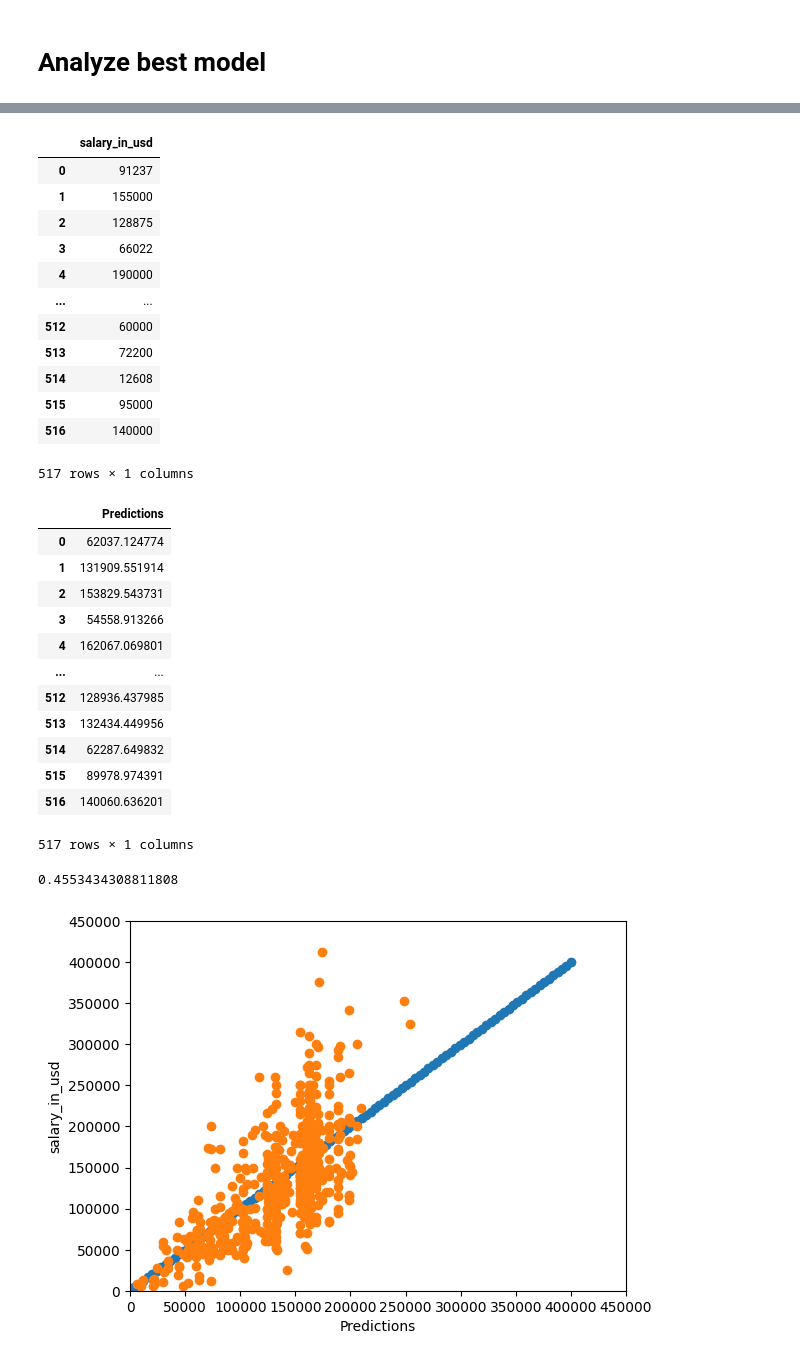
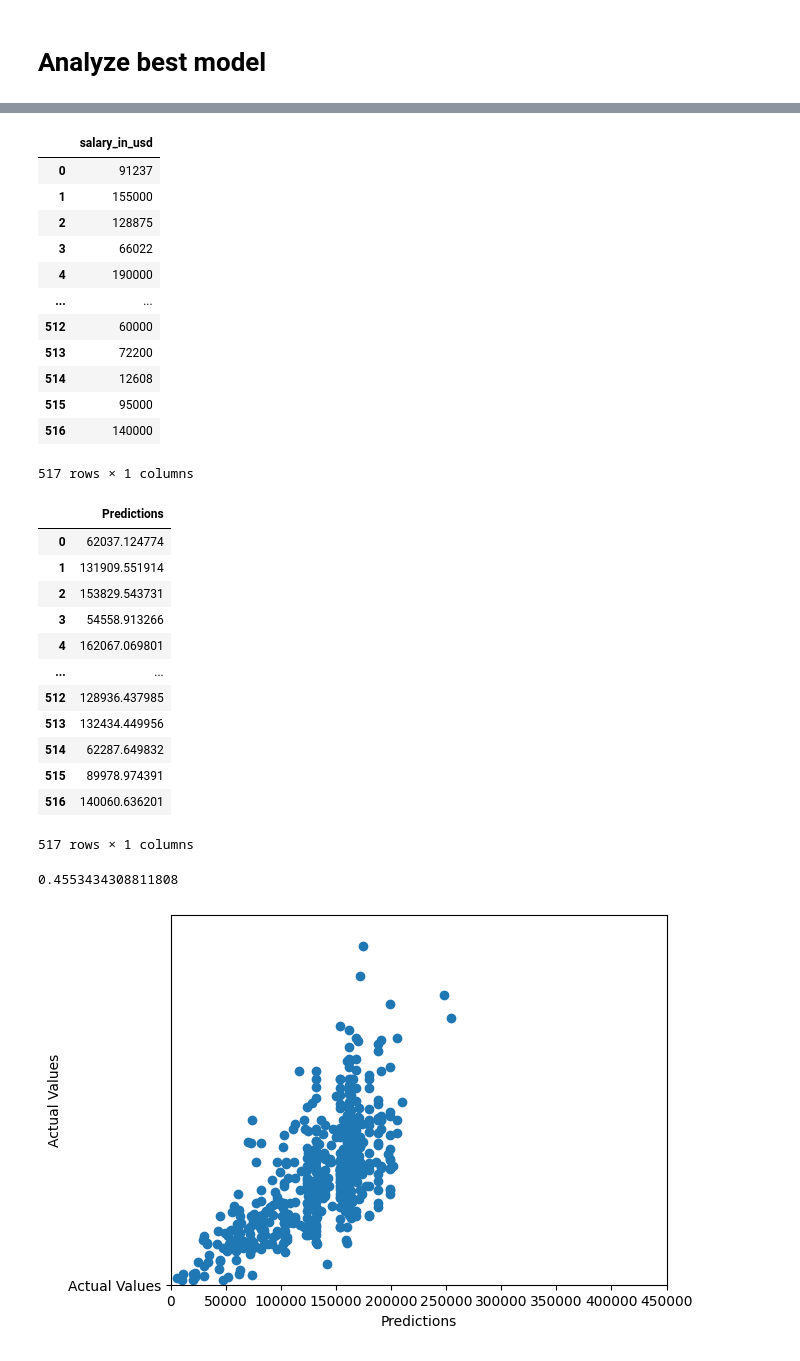
Before and after one commit to ueaul/data-mining-projekt, a Jupyter notebook: Notebooks/AllModels_strat.ipynb, the cells around one changed output, grey strips where cells are left out. Cells and saved outputs as stored; diff of their text form; code cells hidden in the pictures.

Commit message:
adjust scatter

```diff
--- a/Notebooks/AllModels_strat.ipynb
+++ b/Notebooks/AllModels_strat.ipynb
@@ -682,46 +676,43 @@ compare_results2 = pd.concat([df_target_test, pred_df], axis=1)
 x = np.linspace(0, 400000, 100)
 y_actual = x + np.random.normal(0, 1, 100)  # Simulated actual values
 
-# Plotting the data points
-plt.scatter(x, y_actual, label='Actual')
 plt.scatter(data=compare_results, x="Predictions", y="salary_in_usd")
 # plt.scatter(data=compare_results2, x="Predictions", y="salary_in_usd")
 plt.xlim(0, 450000)
 plt.ylim(0, 450000)
 plt.xlabel("Predictions")
-plt.ylabel("salary_in_usd")
+plt.ylabel("Actual Values")
 plt.show()
-# Check best model
 # %% [output]
 12
 |  | salary_in_usd |
 | 0 | 91237 |
 | 1 | 155000 |
 | 2 | 128875 |
 | 3 | 66022 |
 | 4 | 190000 |
 | ... | ... |
 | 512 | 60000 |
 | 513 | 72200 |
 | 514 | 12608 |
 | 515 | 95000 |
 | 516 | 140000 |
 517 rows × 1 columns
 |  | Predictions |
 | 0 | 62037.124774 |
 | 1 | 131909.551914 |
 | 2 | 153829.543731 |
 | 3 | 54558.913266 |
 | 4 | 162067.069801 |
 | ... | ... |
 | 512 | 128936.437985 |
 | 513 | 132434.449956 |
 | 514 | 62287.649832 |
 | 515 | 89978.974391 |
 | 516 | 140060.636201 |
 517 rows × 1 columns
 0.4553434308811808
-[figure, old version]
+[figure, new version]
 # %%
 from lime import lime_tabular
 import matplotlib.pyplot as plt
```
Also changed, not shown: parts of 2 cells of this notebook.
